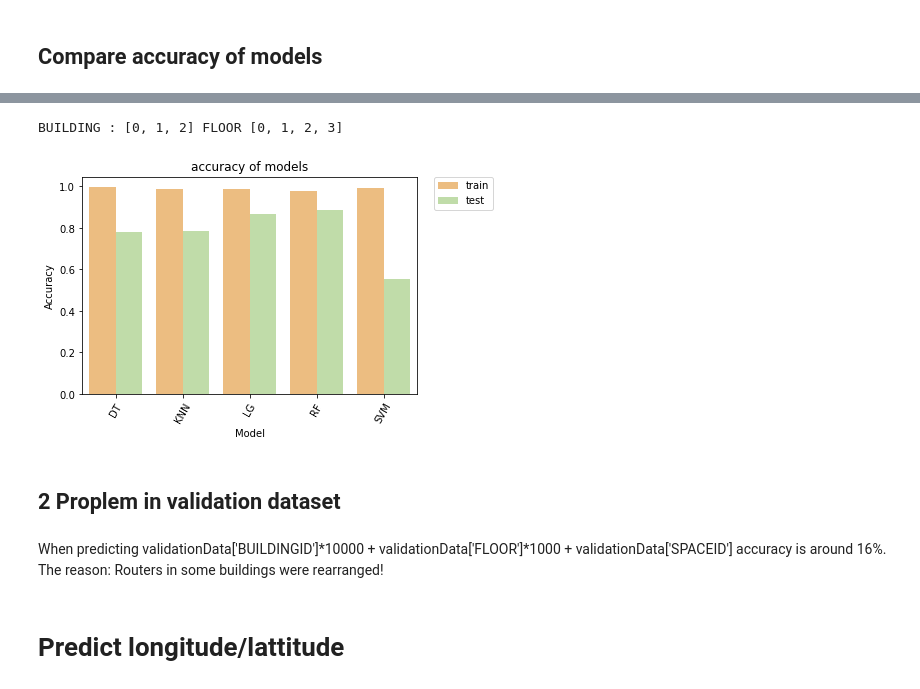
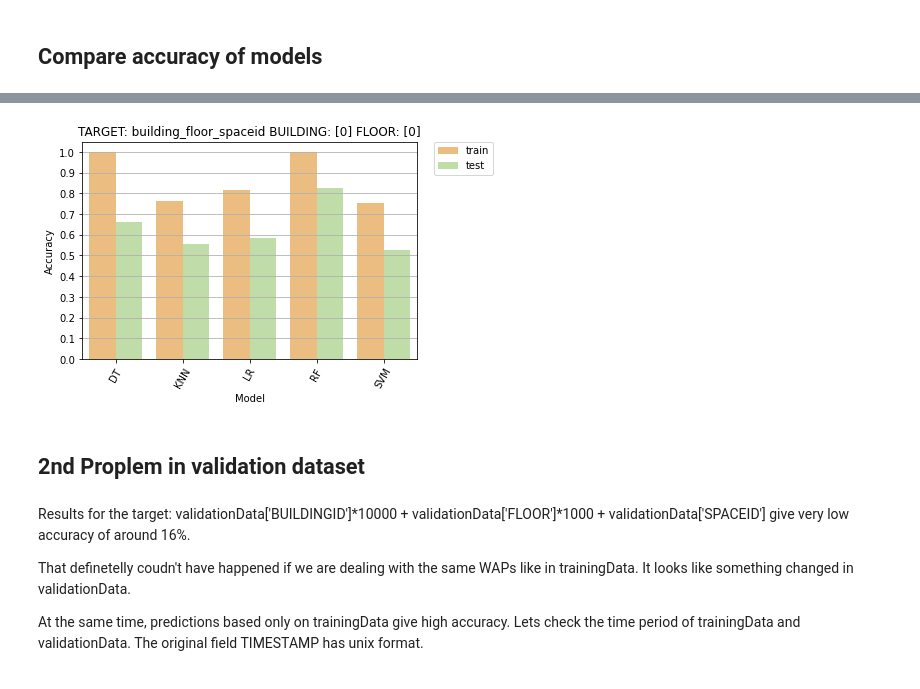
Before and after one commit to vk1408/UJIIndoorLoc, a Jupyter notebook: UJIIndoorLoc.ipynb, the cells around one changed output, grey strips where cells are left out. Cells and saved outputs as stored; diff of their text form; code cells hidden in the pictures.

```diff
--- a/UJIIndoorLoc.ipynb
+++ b/UJIIndoorLoc.ipynb
@@ -679,6 +526,6 @@ RandomForestClassifier(max_depth=15, random_state=42)
 # %%
 # train
-con_matr, acc_scor = model_check(y_train, rf.predict(X_train_sc), rf)
+acc_scor = mllib.model_check(y_train, rf.predict(X_train_sc), rf)
 accuracy_train['RF'] = acc_scor
 acc_scor
 # %% [output]
@@ -686,6 +533,6 @@ acc_scor
 # %%
 # test
-con_matr, acc_scor = model_check(y_test, rf.predict(X_test_sc), rf)
+acc_scor = mllib.model_check(y_test, rf.predict(X_test_sc), rf)
 accuracy_test['RF'] = acc_scor
 acc_scor
 # %% [output]
@@ -701,7 +550,7 @@ svm.fit(X_train_sc, y_train)
 SVC(probability=True)
 # %%
 # train
-conf_matr, acc_scor = model_check(y_train, svm.predict(X_train_sc), svm)
+acc_scor = mllib.model_check(y_train, svm.predict(X_train_sc), svm)
 accuracy_train['SVM'] = acc_scor
 acc_scor
 # %% [output]
@@ -709,6 +558,6 @@ acc_scor
 # %%
 # test
-conf_matr, acc_scor = model_check(y_test, svm.predict(X_test_sc), svm)
+acc_scor = mllib.model_check(y_test, svm.predict(X_test_sc), svm)
 accuracy_test['SVM'] = acc_scor
 acc_scor
 # %% [output]
@@ -744,24 +593,28 @@ accuracy_df
 # %%
 import seaborn as sns
 import matplotlib.pyplot as plt
-print('BUILDING :',building,'FLOOR',floor)
 sns.barplot(data = accuracy_df, x = "model", y = "accuracy",
             hue = "set", palette = "Spectral")
-plt.title("accuracy of models")
+plt.title('TARGET: '+target+" BUILDING: "+str(building)+' FLOOR: '+str(floor))
 plt.xlabel("Model")
 plt.ylabel("Accuracy")
 plt.xticks(rotation = 60)
+plt.yticks(np.arange(0, 1.01, step=0.1))
 plt.legend(bbox_to_anchor=(1.05, 1), loc='upper left', borderaxespad=0)
+plt.grid(axis='y')
 plt.show()
 # %% [output]
-BUILDING : [0, 1, 2] FLOOR [0, 1, 2, 3]
-[figure, old version]
+[figure, new version]
 # %% [markdown]
-## 2 Proplem in validation dataset
+## 2nd Proplem in validation dataset
 # %% [markdown]
-When predicting
+Results for the target:
 validationData['BUILDINGID']*10000 + validationData['FLOOR']*1000 + validationData['SPACEID']
-accuracy is around 16%.
-The reason: Routers in some buildings were rearranged!
+give very low accuracy of around 16%.
+
+That definetelly coudn't have happened if we are dealing with the same WAPs like in trainingData.
+It looks like something changed in validationData.
+
+At the same time, predictions based only on trainingData give high accuracy.
+Lets check the time period of trainingData and validationData.
+The original field TIMESTAMP has unix format.
-# %% [markdown]
-# Predict longitude/lattitude
```
Also changed, not shown: parts of 111 cells of this notebook, 1 other file.
